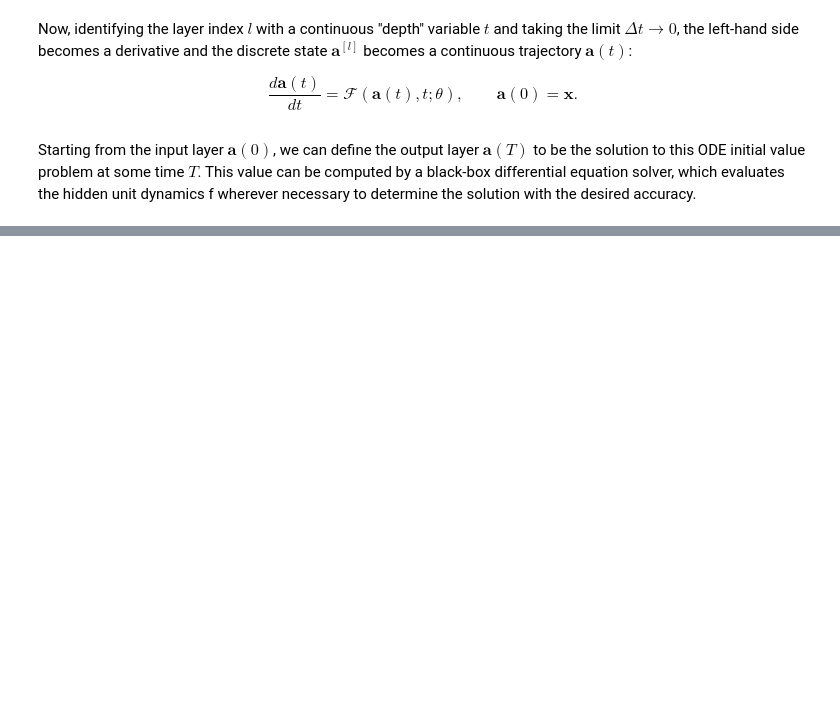
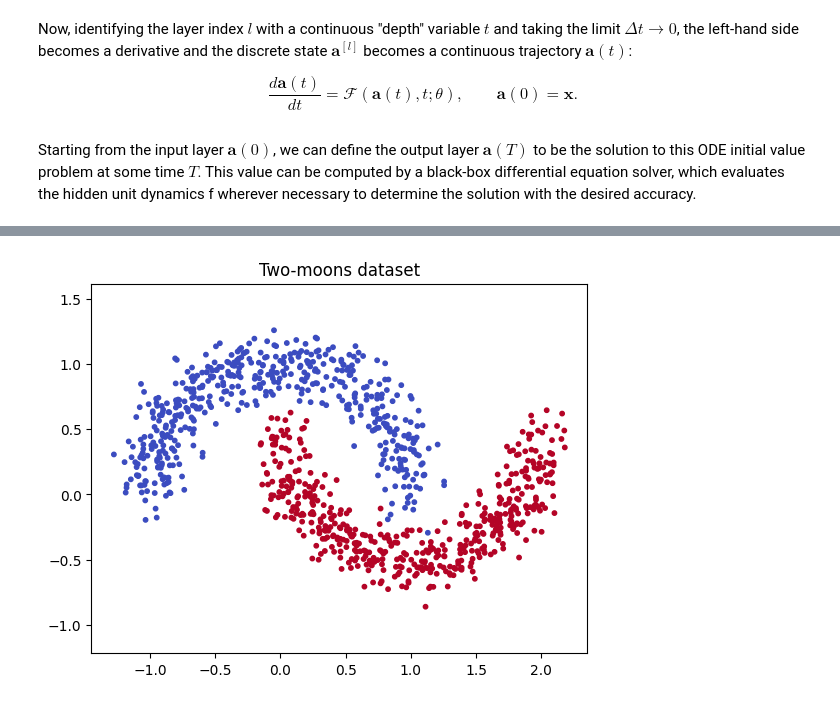
Before and after one commit to Shivam-3921/Connecting_ResNet_with_Neural_ODEs, a Jupyter notebook: SL_Final_Project.ipynb, the cells around one changed output, grey strips where cells are left out. Cells and saved outputs as stored; diff of their text form; code cells hidden in the pictures; blank space fills up the shorter version.

```diff
--- a/SL_Final_Project.ipynb
+++ b/SL_Final_Project.ipynb
@@ -429,0 +508,22 @@ Because the adjoint is itself an ODE, the gradient can be obtained by integratin
+# %%
+import numpy as np
+
+def make_moons(n=1000, noise=0.12, seed=0):
+    rng = np.random.default_rng(seed)
+    n_a = n // 2
+    n_b = n - n_a
+    t_a = np.pi * rng.random(n_a)
+    t_b = np.pi * rng.random(n_b)
+    outer = np.c_[np.cos(t_a),     np.sin(t_a)]
+    inner = np.c_[1 - np.cos(t_b), 0.5 - np.sin(t_b)]
+    X = np.vstack([outer, inner]) + noise * rng.standard_normal((n, 2))
+    y = np.array([0] * n_a + [1] * n_b)
+    return torch.tensor(X, dtype=torch.float32), torch.tensor(y, dtype=torch.long)
+
+X, y = make_moons()
+plt.scatter(X[:, 0], X[:, 1], c=y, cmap="coolwarm", s=10)
+plt.title("Two-moons dataset")
+plt.axis("equal")
+plt.show()
+# %% [output]
+[figure, added]
```
Also changed, not shown: parts of 19 cells of this notebook.
